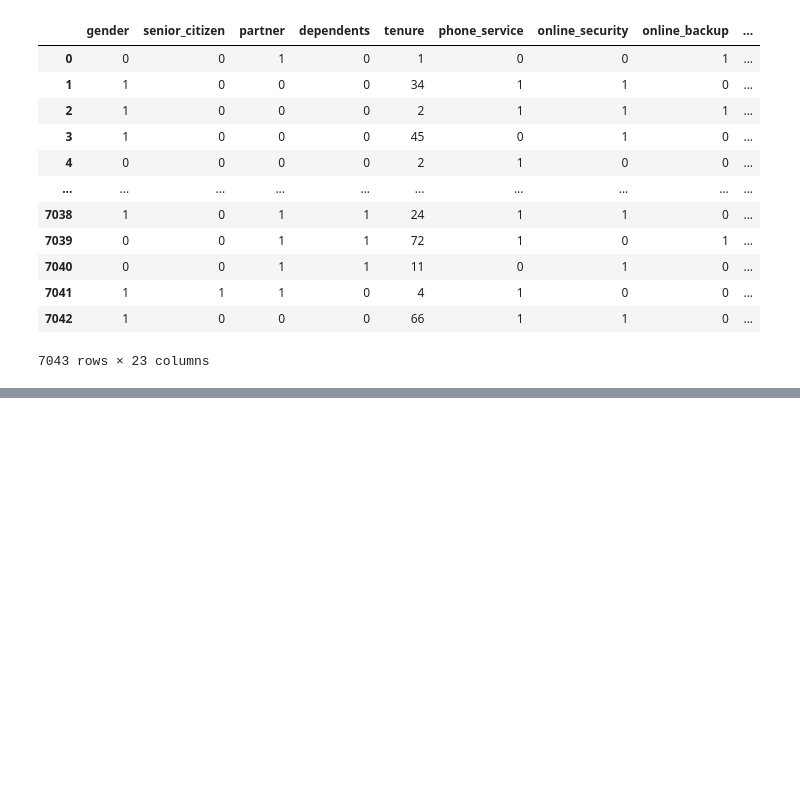
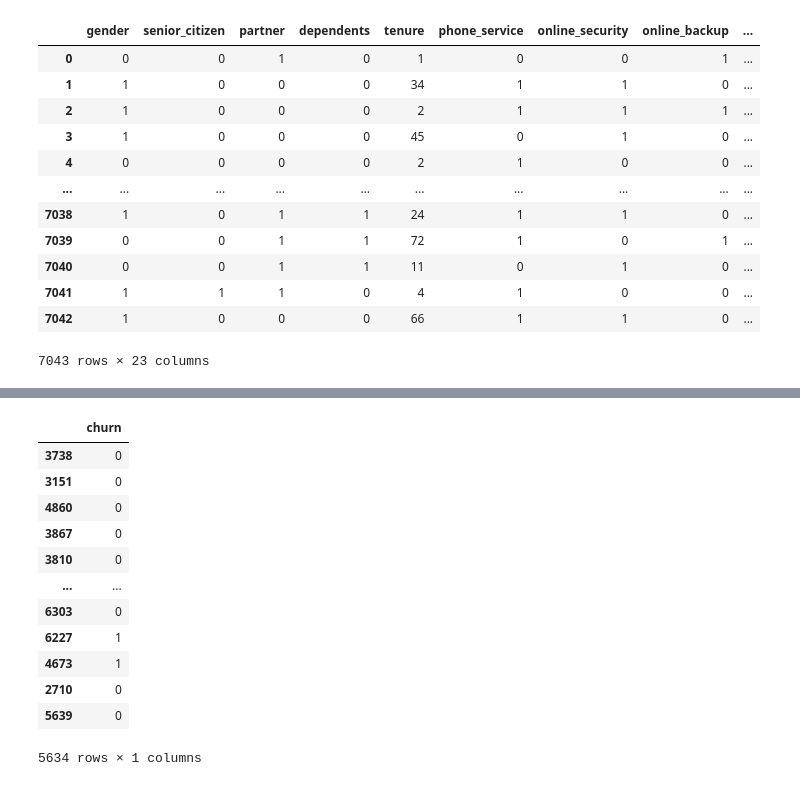
Before and after one commit to shafayetShafee/telco-customer-churn-mlops, a Jupyter notebook: notebooks/data-preproc.ipynb, the cells around one changed output, grey strips where cells are left out. Cells and saved outputs as stored; diff of their text form; code cells hidden in the pictures; blank space fills up the shorter version.

```diff
--- a/notebooks/data-preproc.ipynb
+++ b/notebooks/data-preproc.ipynb
@@ -308,0 +374,3 @@ AttributeError: 'numpy.ndarray' object has no attribute 'to_parquet'
+# %%
+y_train
+# %% [output]
@@ -308,0 +378,13 @@ AttributeError: 'numpy.ndarray' object has no attribute 'to_parquet'
+|  | churn |
+| 3738 | 0 |
+| 3151 | 0 |
+| 4860 | 0 |
+| 3867 | 0 |
+| 3810 | 0 |
+| ... | ... |
+| 6303 | 0 |
+| 6227 | 1 |
+| 4673 | 1 |
+| 2710 | 0 |
+| 5639 | 0 |
+5634 rows × 1 columns
```
Also changed, not shown: parts of 8 cells of this notebook, 11 other files.
